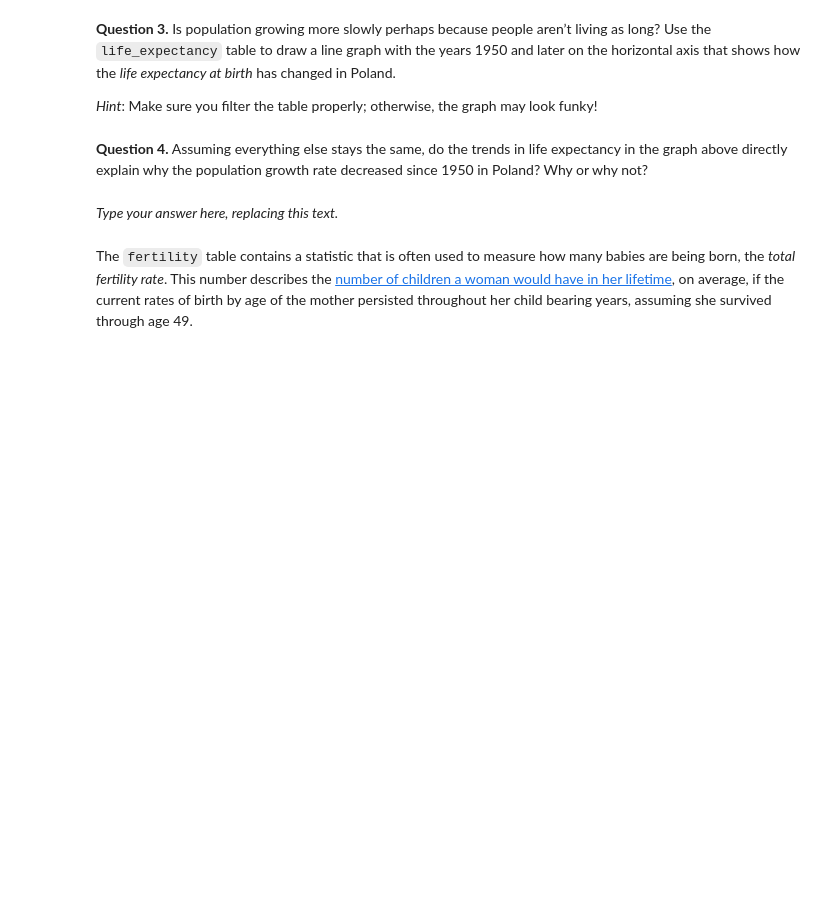
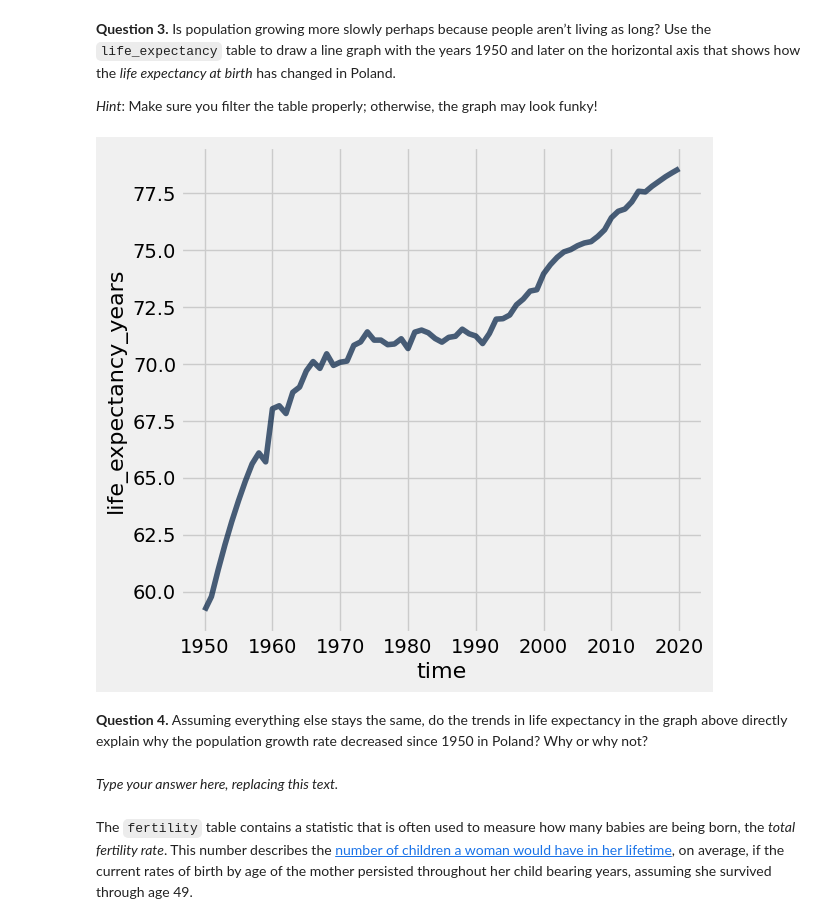
Before and after one commit to loganmroczek/24-Fall-Data1350, a Jupyter notebook: project1/project1/project1.ipynb, the cells around one changed output. Drawn from its saved outputs; the diff is of its cells as text; code cells hidden in the pictures; blank space fills up the shorter version.

```diff
--- a/project1/project1/project1.ipynb
+++ b/project1/project1/project1.ipynb
@@ -133,3 +222,8 @@ _Hint_: Make sure you filter the table properly; otherwise, the graph may look f
+# %%
+# Fill in code here
+life_expectancy.where('geo', are.containing('pol')).where('time', are.above_or_equal_to(1950)).plot('time', 'life_expectancy_years')
+# %% [output]
+[figure, added]
 # %% [markdown]
 <!-- END QUESTION -->
 
```
Also changed, not shown: parts of 15 cells of this notebook, 1 other file.
